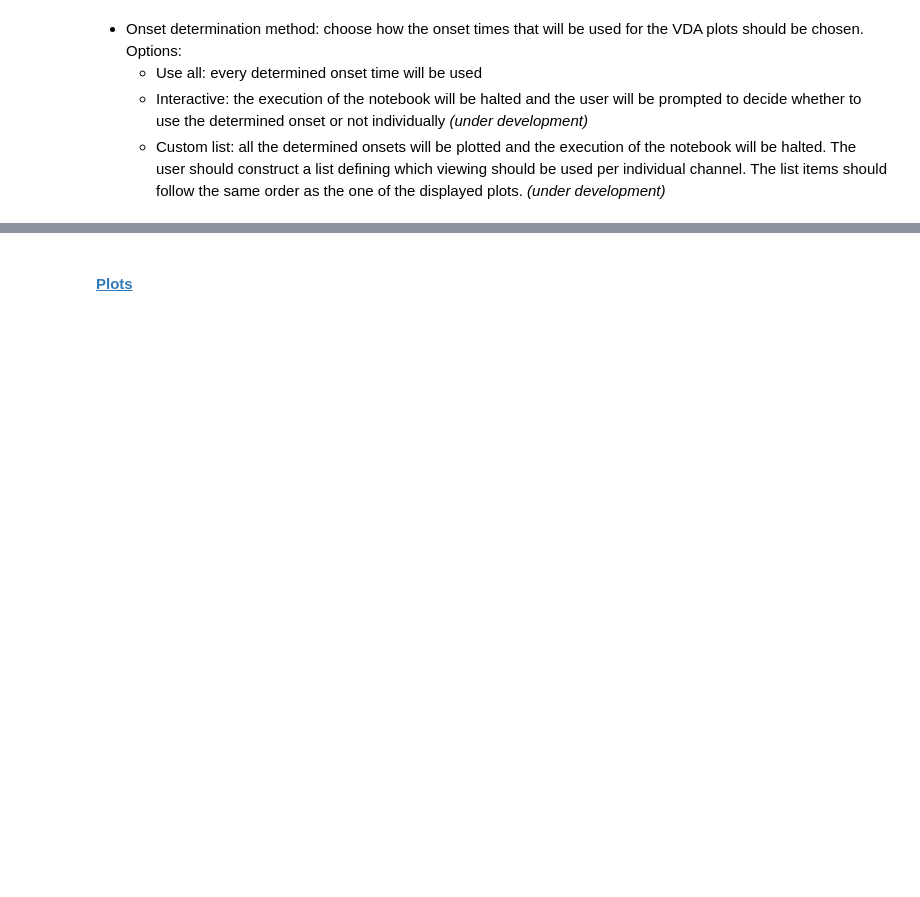
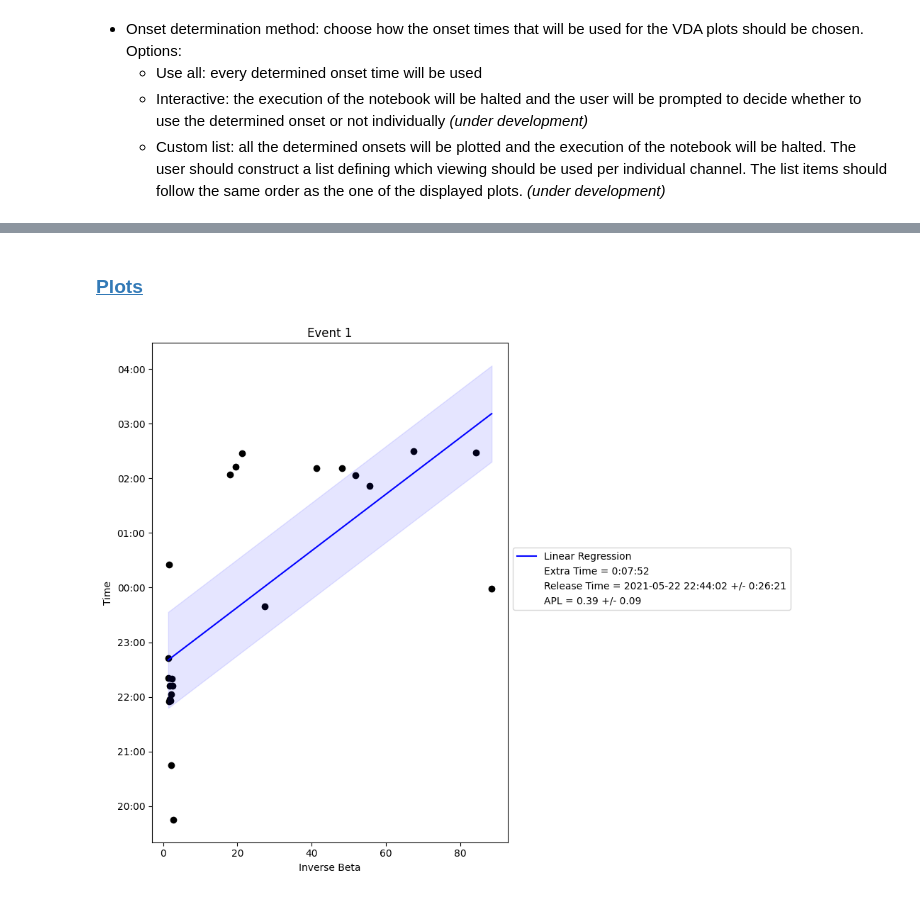
Before and after one commit to spearhead-he/VDA, a Jupyter notebook: vda_tool.ipynb, the cells around one changed output, grey strips where cells are left out. Saved outputs shown, nothing was run; the diff lists cells and outputs as text; code cells hidden in the pictures; blank space fills up the shorter version.

```diff
--- a/vda_tool.ipynb
+++ b/vda_tool.ipynb
@@ -779,2 +325,2 @@ heliocentric = HeliocentricInertial()
 # %% [markdown]
-#### <a id='toc1_3_5_3_'></a>[Plots](#toc0_)
+### <a id='toc1_3_5_3_'></a>[Plots](#toc0_)
@@ -861,0 +327,4 @@ for index_event, df_event in df_options.groupby(level=0):
+# %%
+vda.plot()
+# %% [output]
+[figure, added]
```
Also changed, not shown: parts of 81 cells of this notebook, 3 other files.
